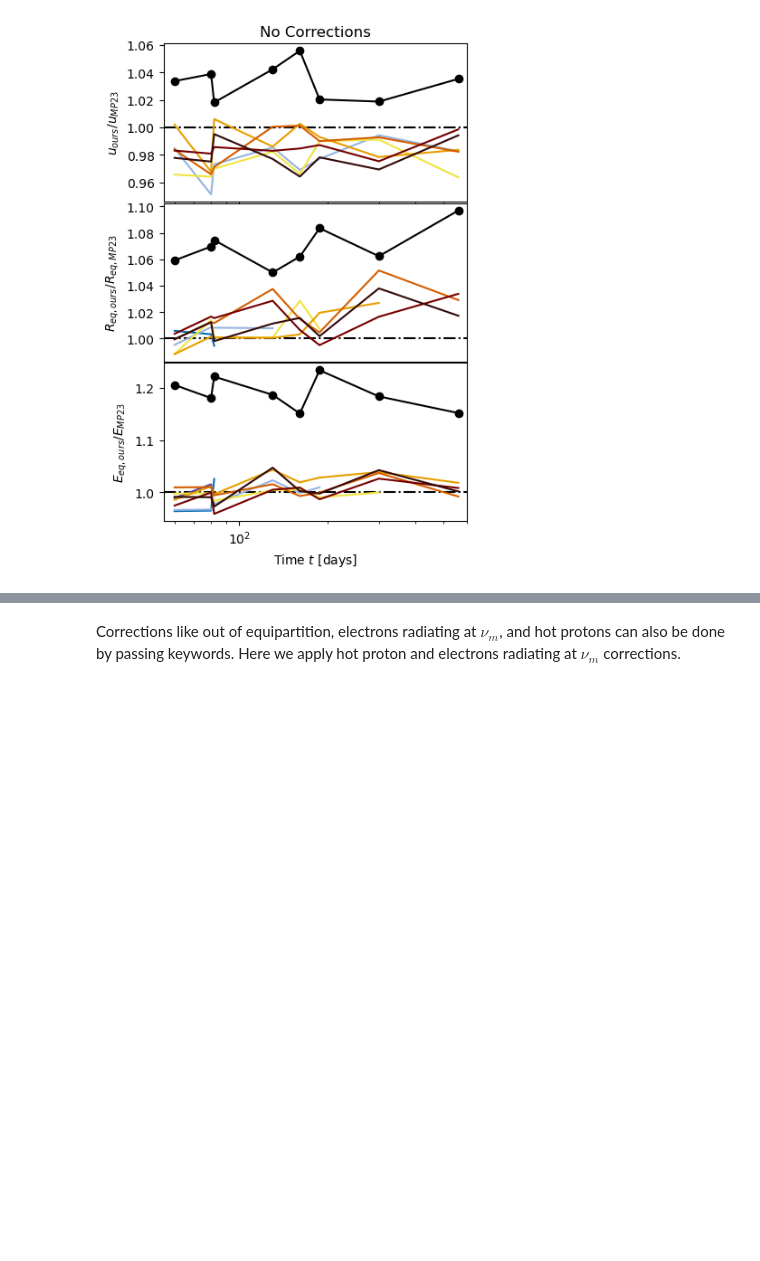
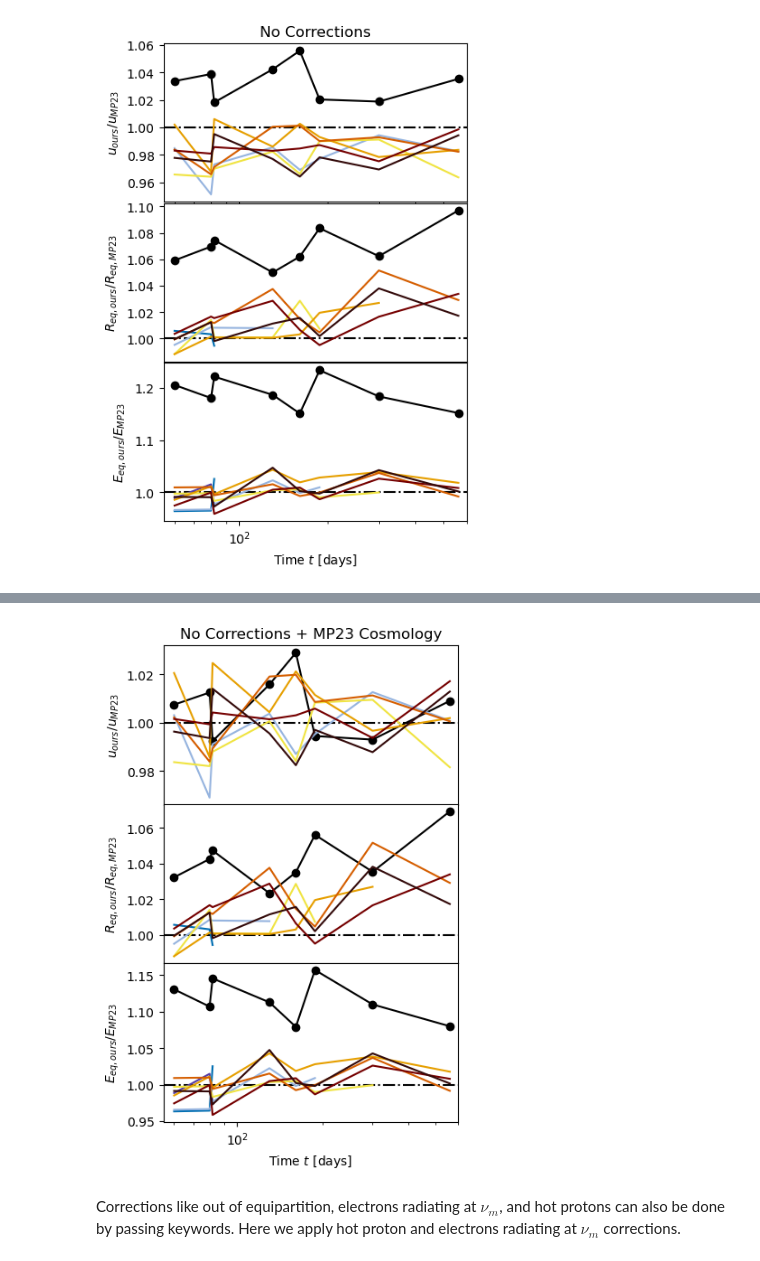
Before and after one commit to rohdog2003/equipartition, a Jupyter notebook: demos/MP23comparison.ipynb, the cells around one changed output, grey strips where cells are left out. Drawn from its saved outputs; the diff is of its cells as text; code cells hidden in the pictures; blank space fills up the shorter version.

```diff
--- a/demos/MP23comparison.ipynb
+++ b/demos/MP23comparison.ipynb
@@ -144,0 +167,16 @@ plt.savefig("MP23reprodComparison.png")
+# %%
+start = time.time()
+
+equip_Newtonian_cosmoMatch = Equipartition(FpmJy, nup10, tdays, z, 0, newtonian = True, p = p, corr = True, BDfactor = True, hotprotons = False, numelectrons = False, outofequipartition = False, cosmo = cosmo, fA=1, fV = 1)
+
+end = time.time()
+
+print("time to run Newtonian:", (end - start) * 1000, "ms")
+
+start = time.time()
+
+equip_onAxis_cosmoMatch = [Equipartition(FpmJy, nup10, tdays, z, thet, newtonian = False, onAxis = True, p = p, corr = True, BDfactor = True, hotprotons = False, numelectrons = False, outofequipartition = False, cosmo = cosmo) for thet in theta] # solving ~70 four velocities
+equip_offAxis_cosmoMatch = [Equipartition(FpmJy, nup10, tdays, z, thet, newtonian = False, onAxis = False, p = p, corr = True, BDfactor = True, hotprotons = False, numelectrons = False, outofequipartition = False, cosmo = cosmo) for thet in theta] # solving ~70 four velocities
+
+end = time.time()
+print("time to run relativistic:", (end - start) * 1000, "ms")
@@ -145,3 +191,71 @@ plt.savefig("MP23reprodComparison.png")
+# %%
+cmap = plt.cm.jet  # define the colormap
+# extract all colors from the .jet map
+cmaplist = [cmap(i) for i in range(cmap.N)]
+# force the first color entry to be grey
+#cmaplist[0] = (.5, .5, .5, 1.0)
+# create the new map
+cmap = matplotlib.colors.LinearSegmentedColormap.from_list('Custom cmap', cmaplist, cmap.N)
+# define the bins and normalize
+bounds = np.arange(-0.6, 0.2 + 1e-14, 0.1)
+norm = matplotlib.colors.BoundaryNorm(bounds, cmap.N)
+
+fig, ax = plt.subplots(3, 1, layout='constrained', figsize=(4,6))
+ax1 = ax[0]
+ax2 = ax[1]
+ax3 = ax[2]
+
+xleft = 55
+xright = 600
+
+alpha = lambda i: 1/(i + 1)
+
+ax1.set_title("No Corrections + MP23 Cosmology")
+ax1.set_xscale("log")
+ax1.set_xlim(xleft, xright)
+ax1.set_ylabel(r"$u_{ours}/u_{MP23}$")
+ax1.axhline(1, linestyle = "-.", color = "k")
+ax1.plot(tdays, equip_Newtonian_cosmoMatch.gammaBeta()/MP23betaeqN, color = "k", marker = "o")
+#for i in range(0, len(theta) - 1):
+    # Note that betaeqN is approximately the on axis solution in this case FAIL don't have data to do on axis comparison with all angles
+    #ax1.fill_between(tdays, equip_onAxis[i].gammaBeta()/MP23betaeqN, equip_onAxis[i + 1].gammaBeta()/MP23betaeqN, color = cmap(norm(np.log10(theta[i])/2 + np.log10(theta[i + 1])/2)))
+    #ax1.fill_between(tdays, equip_offAxis[i].gammaBeta()/MP23offAxisGammaBeta[i], equip_offAxis[i + 1].gammaBeta()/MP23offAxisGammaBeta[i + 1], color = cmap(norm(np.log10(theta[i])/2 + np.log10(theta[i + 1])/2)))
+for i in range(0, len(theta)):
+    ax1.plot(tdays, equip_offAxis_cosmoMatch[i].gammaBeta()/MP23offAxisGammaBeta[i], color = colors[i]) # color = cmap(norm(np.log10(theta[i])/2 + np.log10(theta[i + 1])/2)))
+
+ax2.set_xscale("log")
+ax2.set_xlim(xleft, xright)
+ax2.set_ylabel(r"$R_{eq,ours}/R_{eq,MP23}$")
+ax2.axhline(1, linestyle = "-.", color = "k")
+ax2.plot(tdays, equip_Newtonian_cosmoMatch.Req()/MP23reqN, color = "k", marker = "o")
+#for i in range(0, len(theta) - 1):
+#    ax2.fill_between(tdays, equip_onAxis[i].Req(), equip_onAxis[i + 1].Req(), color = cmap(norm(np.log10(theta[i])/2 + np.log10(theta[i + 1])/2)))
+#    ax2.fill_between(tdays, equip_offAxis[i].Req(), equip_offAxis[i + 1].Req(), color = cmap(norm(np.log10(theta[i])/2 + np.log10(theta[i + 1])/2)))
+for i in range(0, len(theta)):
+    ax2.plot(tdays, equip_offAxis_cosmoMatch[i].Req()/MP23offAxisReq[i], color = colors[i])
+
+ax3.set_xscale("log")
+ax3.set_xlim(xleft, xright)
+ax3.set_xlabel(r"Time $t$ [days]")
+ax3.set_ylabel(r"$E_{eq,ours}/E_{MP23}$")
+ax3.axhline(1, linestyle = "-.", color = "k")
+ax3.plot(tdays, equip_Newtonian_cosmoMatch.energyeq()/MP23energyN, color = "k", marker = "o")#, lw = 0.5)
+#for i in range(0, len(theta) - 1):
+#    ax3.fill_between(tdays, equip_onAxis[i].energyeq(), equip_onAxis[i + 1].energyeq(), color = cmap(norm(np.log10(theta[i])/2 + np.log10(theta[i + 1])/2)))
+#    ax3.fill_between(tdays, equip_offAxis[i].energyeq(), equip_offAxis[i + 1].energyeq(), color = cmap(norm(np.log10(theta[i])/2 + np.log10(theta[i + 1])/2)))
+for i in range(0, len(theta)):
+    ax3.plot(tdays, equip_offAxis_cosmoMatch[i].energyeq()/MP23offAxisEnergy[i], color = colors[i])
+
+#plt.colorbar.ColorbarBase(ax2, cmap=cmap, norm=norm, spacing='proportional', ticks=bounds, boundaries=bounds, format='%1i')
+plt.tight_layout(pad = 0, h_pad = -2.1)
+#cax = fig.add_axes([0.44, 0.315, 0.5, 0.005])
+#cbar = plt.colorbar(matplotlib.cm.ScalarMappable(norm = norm, cmap = cmap), cax = cax, orientation = "horizontal", label = r"$\log_{10}(\theta)$", location = "top")
+#cbar.ax.tick_params(labelsize=7)
+
+plt.savefig("MP23reprodComparisonCosmoMatch.svg")
+plt.savefig("MP23reprodComparisonCosmoMatch.png")
+# %% [output]
+[figure, added]
 # %% [markdown]
 Corrections like out of equipartition, electrons radiating at $\nu_m$, and hot protons can also be done by passing keywords. Here we apply hot proton and electrons radiating at $\nu_m$ corrections.
 # %%
```
Also changed, not shown: parts of 10 cells of this notebook, 5 other files.
